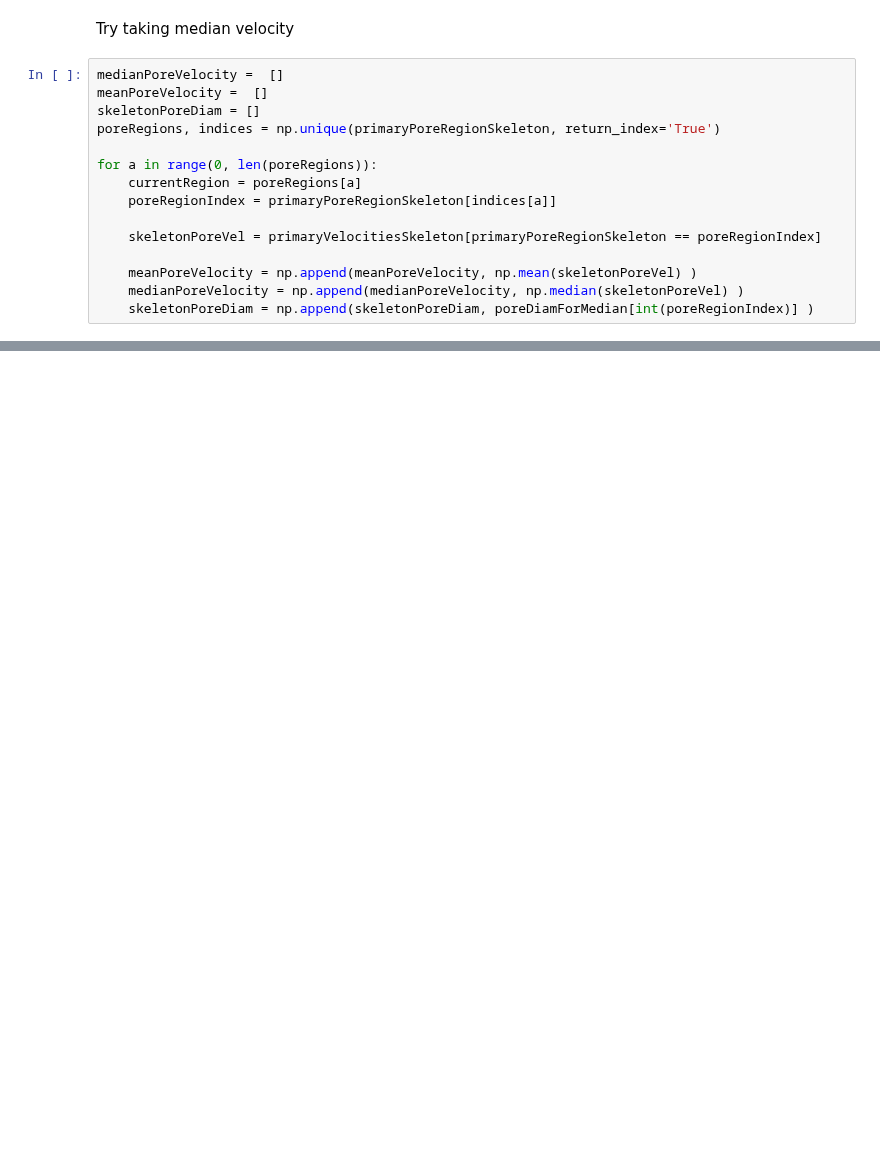
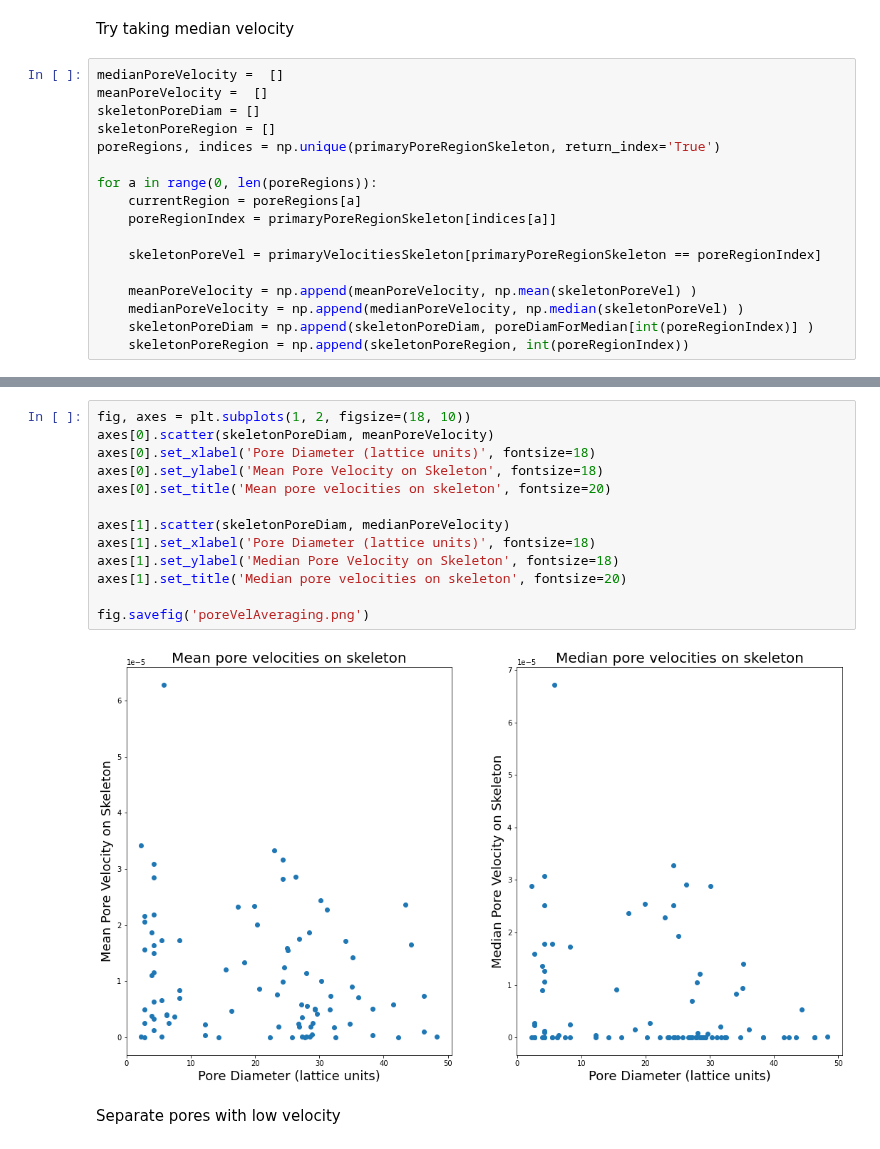
Before and after one commit to akkendrick/LABMOPS, a Jupyter notebook: separateStagPores.ipynb, the cells around one changed output, grey strips where cells are left out. Drawn from its saved outputs; the diff is of its cells as text; blank space fills up the shorter version.

```diff
--- a/separateStagPores.ipynb
+++ b/separateStagPores.ipynb
@@ -186,6 +267,7 @@ Try taking median velocity
 medianPoreVelocity =  []
 meanPoreVelocity =  []
 skeletonPoreDiam = []
+skeletonPoreRegion = []
 poreRegions, indices = np.unique(primaryPoreRegionSkeleton, return_index='True')
 
 for a in range(0, len(poreRegions)):
@@ -197,3 +279,4 @@ for a in range(0, len(poreRegions)):
     meanPoreVelocity = np.append(meanPoreVelocity, np.mean(skeletonPoreVel) )
     medianPoreVelocity = np.append(medianPoreVelocity, np.median(skeletonPoreVel) )
     skeletonPoreDiam = np.append(skeletonPoreDiam, poreDiamForMedian[int(poreRegionIndex)] )
+    skeletonPoreRegion = np.append(skeletonPoreRegion, int(poreRegionIndex))
@@ -210,0 +283,17 @@ Text(0.5, 1.0, 'Mean pore velocities on skeleton')
+# %%
+fig, axes = plt.subplots(1, 2, figsize=(18, 10))
+axes[0].scatter(skeletonPoreDiam, meanPoreVelocity)
+axes[0].set_xlabel('Pore Diameter (lattice units)', fontsize=18)
+axes[0].set_ylabel('Mean Pore Velocity on Skeleton', fontsize=18)
+axes[0].set_title('Mean pore velocities on skeleton', fontsize=20)
+
+axes[1].scatter(skeletonPoreDiam, medianPoreVelocity)
+axes[1].set_xlabel('Pore Diameter (lattice units)', fontsize=18)
+axes[1].set_ylabel('Median Pore Velocity on Skeleton', fontsize=18)
+axes[1].set_title('Median pore velocities on skeleton', fontsize=20)
+
+fig.savefig('poreVelAveraging.png')
+# %% [output]
+[figure, added]
+# %% [markdown]
+Separate pores with low velocity
```
Also changed, not shown: parts of 20 cells of this notebook.
